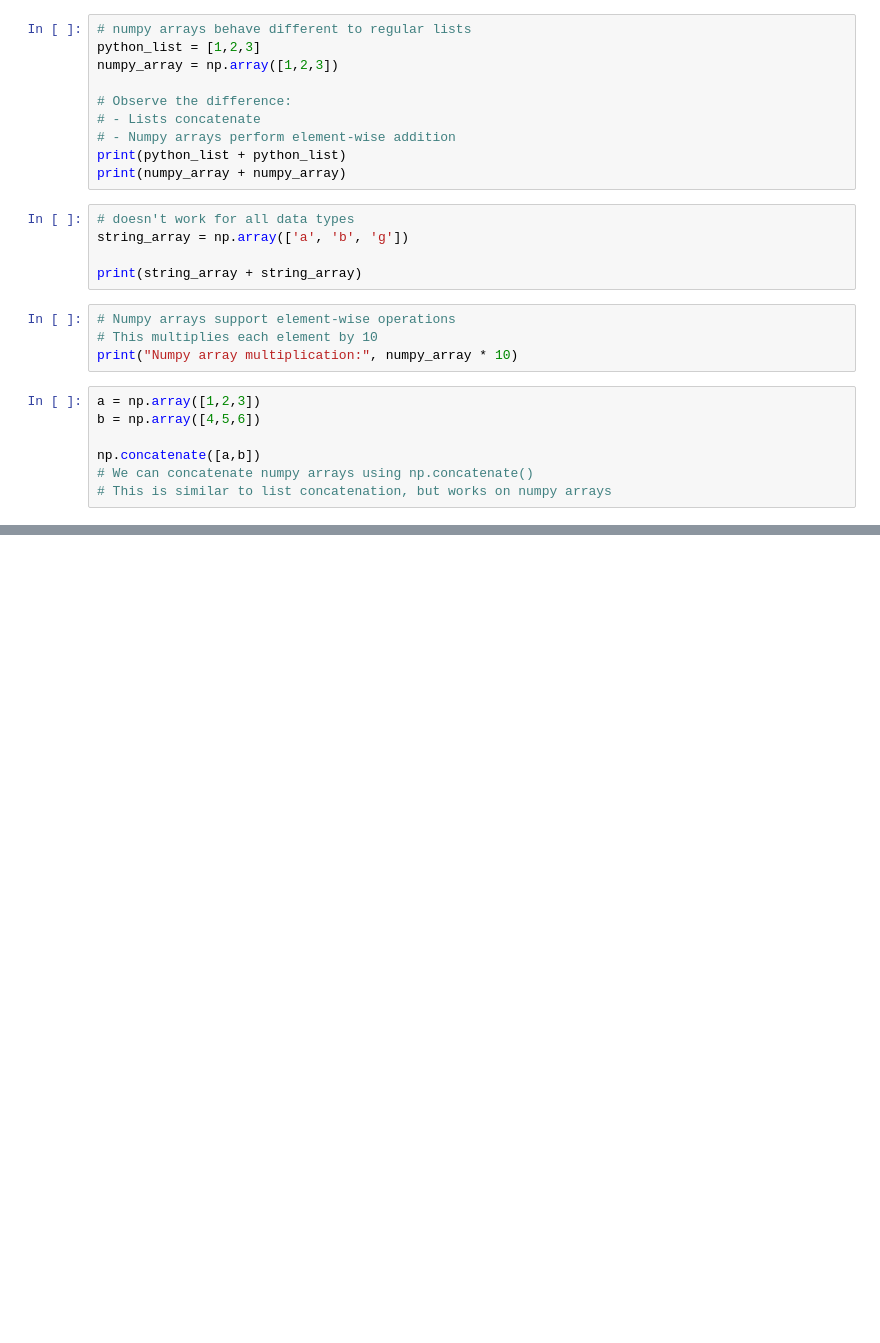
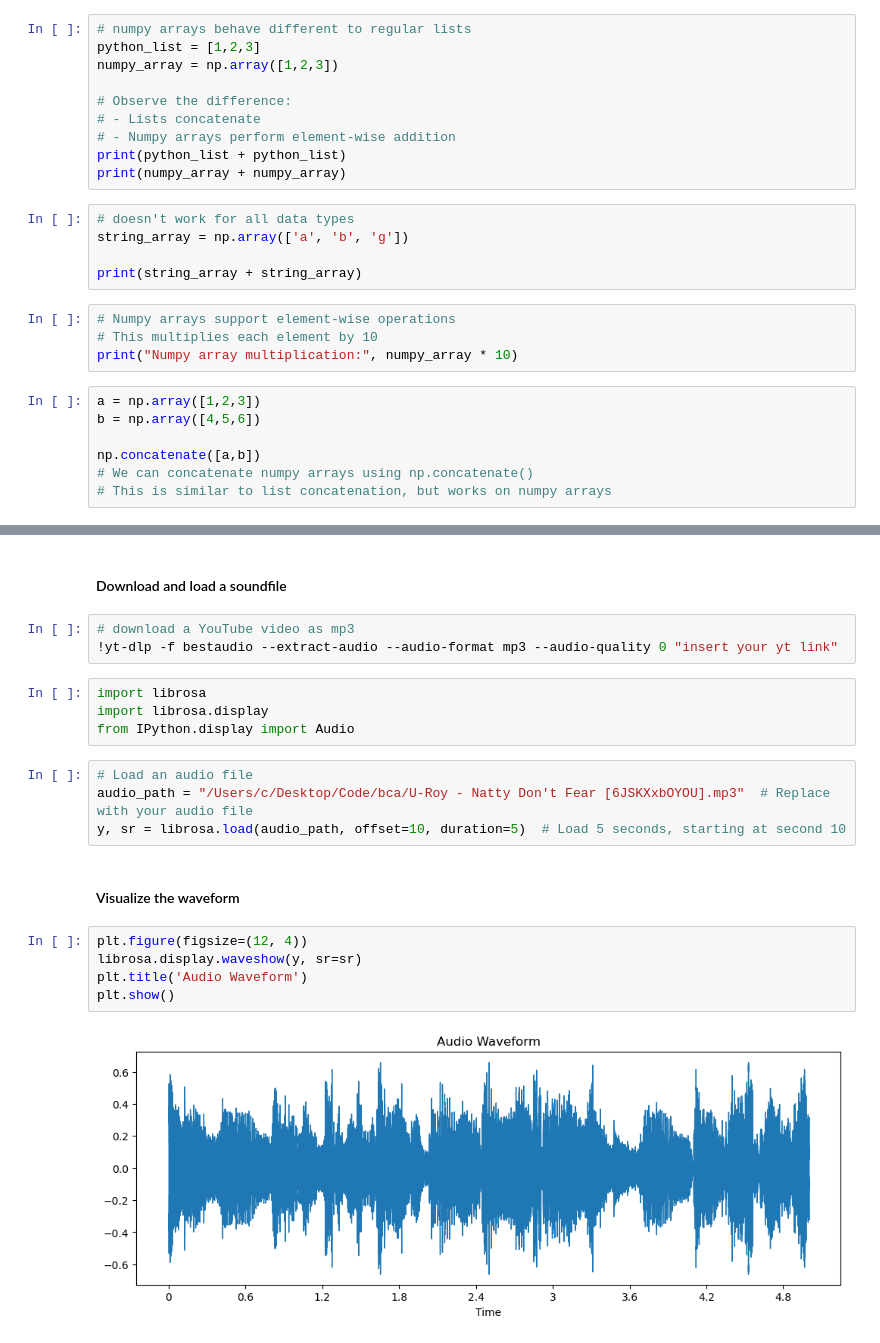
Before and after one commit to coralreefman/bca, a Jupyter notebook: notebooks/08_enter_the_matrix.ipynb, the cells around one changed output, grey strips where cells are left out. Drawn from its saved outputs; the diff is of its cells as text; blank space fills up the shorter version.

```diff
--- a/notebooks/08_enter_the_matrix.ipynb
+++ b/notebooks/08_enter_the_matrix.ipynb
@@ -60,0 +334,22 @@ np.concatenate([a,b])
+# %% [markdown]
+#### Download and load a soundfile
+# %%
+# download a YouTube video as mp3
+!yt-dlp -f bestaudio --extract-audio --audio-format mp3 --audio-quality 0 "insert your yt link"
+# %%
+import librosa
+import librosa.display
+from IPython.display import Audio
+# %%
+# Load an audio file
+audio_path = "/Users/c/Desktop/Code/bca/U-Roy - Natty Don't Fear [6JSKXxbOYOU].mp3"  # Replace with your audio file
+y, sr = librosa.load(audio_path, offset=10, duration=5)  # Load 5 seconds, starting at second 10
+# %% [markdown]
+#### Visualize the waveform
+# %%
+plt.figure(figsize=(12, 4))
+librosa.display.waveshow(y, sr=sr)
+plt.title('Audio Waveform')
+plt.show()
+# %% [output]
+[figure, added]
```
Also changed, not shown: parts of 48 cells of this notebook.
